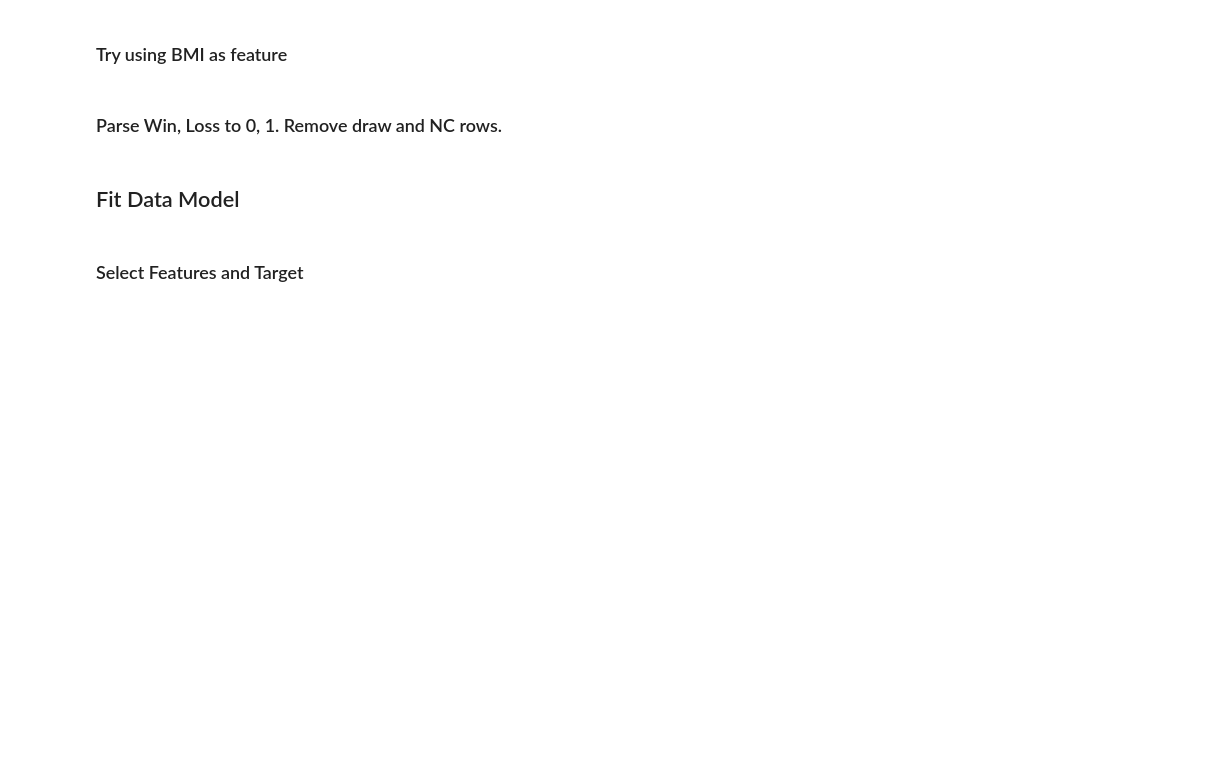
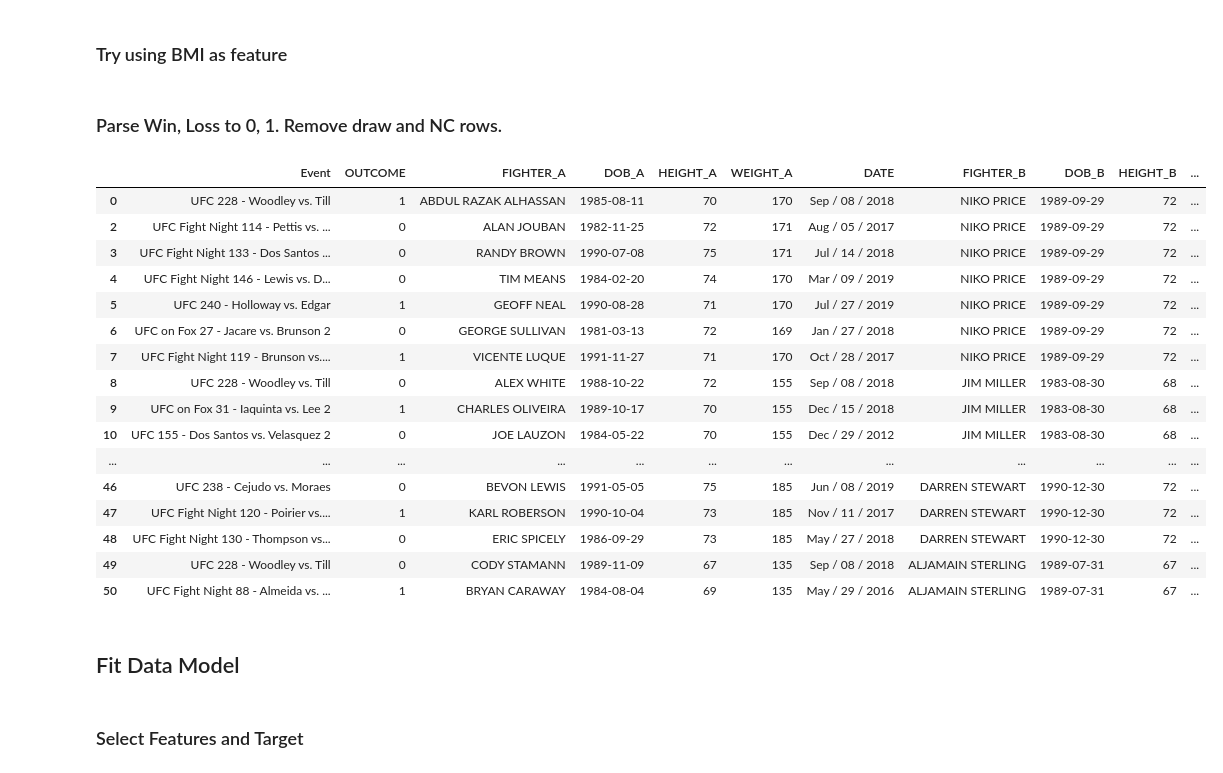
Before and after one commit to PaulGLujan/libra, a Jupyter notebook: notebooks/simple-height-weight-win-predictor.ipynb, the cells around one changed output. Saved outputs shown, nothing was run; the diff lists cells and outputs as text; code cells hidden in the pictures; blank space fills up the shorter version.

```diff
--- a/notebooks/simple-height-weight-win-predictor.ipynb
+++ b/notebooks/simple-height-weight-win-predictor.ipynb
@@ -49,11 +73,14 @@ for items in heights_col.iteritems():
 # %% [markdown]
 ### Convert Pounds to Int
 # %%
-weights_col = fights_fighters_events['WEIGHT']
+def convert_pounds_to_int(column_list):
+    for column_name in column_list:
+        column = df[column_name]
+        for items in column.iteritems():
+            parseWeight = 0
+            if isinstance(items[1], str):
+                parseWeight = int(re.sub("[^0-9]", "", items[1]))
+            df.at[items[0], column.name] = parseWeight
 
-for items in weights_col.iteritems():
-    parseWeight = 0
-    if isinstance(items[1], str):
-        parseWeight = int(re.sub("[^0-9]", "", items[1]))
-    fights_fighters_events.at[items[0], "WEIGHT"] = parseWeight
+convert_pounds_to_int(['WEIGHT_A', 'WEIGHT_B'])
 # %%
@@ -90,0 +94,3 @@ fights_fighters_events.describe()
+# %%
+df = df.dropna(subset=["DOB_A"])
+df = df.dropna(subset=["DOB_B"])
@@ -114,10 +130,10 @@ for index_label, row_series in fights_fighters_events.iterrows():
 ### Parse Win, Loss to 0, 1. Remove draw and NC rows.
 # %%
 # Remove "Draw" Rows
-fights_fighters_events = fights_fighters_events.drop(fights_fighters_events[fights_fighters_events["Win/Loss/Draw"] == "DRAW"].index)
-fights_fighters_events = fights_fighters_events.drop(fights_fighters_events[fights_fighters_events["Win/Loss/Draw"] == "NC"].index)
+df = df.drop(df[df["OUTCOME"] == "DRAW"].index)
+df = df.drop(df[df["OUTCOME"] == "NC"].index)
 # %%
-outcome_col = fights_fighters_events['Win/Loss/Draw']
+outcome_col = df['OUTCOME']
 
 for items in outcome_col.iteritems():
     outcome = items[1]
@@ -126,6 +142,24 @@ for items in outcome_col.iteritems():
         out = 1
     elif outcome == "LOSS":
         out = 0
-    fights_fighters_events.at[items[0], "Win/Loss/Draw"] = out
+    df.at[items[0], "OUTCOME"] = out
 # %%
-# fights_fighters_events.head(50)
+df.head(50)
+# %% [output]
+|  | Event | OUTCOME | FIGHTER_A | DOB_A | HEIGHT_A | WEIGHT_A | DATE | FIGHTER_B | DOB_B | HEIGHT_B | ... |
+| 0 | UFC 228 - Woodley vs. Till | 1 | ABDUL RAZAK ALHASSAN | 1985-08-11 | 70 | 170 | Sep / 08 / 2018 | NIKO PRICE | 1989-09-29 | 72 | ... |
+| 2 | UFC Fight Night 114 - Pettis vs. ... | 0 | ALAN JOUBAN | 1982-11-25 | 72 | 171 | Aug / 05 / 2017 | NIKO PRICE | 1989-09-29 | 72 | ... |
+| 3 | UFC Fight Night 133 - Dos Santos ... | 0 | RANDY BROWN | 1990-07-08 | 75 | 171 | Jul / 14 / 2018 | NIKO PRICE | 1989-09-29 | 72 | ... |
+| 4 | UFC Fight Night 146 - Lewis vs. D... | 0 | TIM MEANS | 1984-02-20 | 74 | 170 | Mar / 09 / 2019 | NIKO PRICE | 1989-09-29 | 72 | ... |
+| 5 | UFC 240 - Holloway vs. Edgar | 1 | GEOFF NEAL | 1990-08-28 | 71 | 170 | Jul / 27 / 2019 | NIKO PRICE | 1989-09-29 | 72 | ... |
+| 6 | UFC on Fox 27 - Jacare vs. Brunson 2 | 0 | GEORGE SULLIVAN | 1981-03-13 | 72 | 169 | Jan / 27 / 2018 | NIKO PRICE | 1989-09-29 | 72 | ... |
+| 7 | UFC Fight Night 119 - Brunson vs.... | 1 | VICENTE LUQUE | 1991-11-27 | 71 | 170 | Oct / 28 / 2017 | NIKO PRICE | 1989-09-29 | 72 | ... |
+| 8 | UFC 228 - Woodley vs. Till | 0 | ALEX WHITE | 1988-10-22 | 72 | 155 | Sep / 08 / 2018 | JIM MILLER | 1983-08-30 | 68 | ... |
+| 9 | UFC on Fox 31 - Iaquinta vs. Lee 2 | 1 | CHARLES OLIVEIRA | 1989-10-17 | 70 | 155 | Dec / 15 / 2018 | JIM MILLER | 1983-08-30 | 68 | ... |
+| 10 | UFC 155 - Dos Santos vs. Velasquez 2 | 0 | JOE LAUZON | 1984-05-22 | 70 | 155 | Dec / 29 / 2012 | JIM MILLER | 1983-08-30 | 68 | ... |
+| ... | ... | ... | ... | ... | ... | ... | ... | ... | ... | ... | ... |
+| 46 | UFC 238 - Cejudo vs. Moraes | 0 | BEVON LEWIS | 1991-05-05 | 75 | 185 | Jun / 08 / 2019 | DARREN STEWART | 1990-12-30 | 72 | ... |
+| 47 | UFC Fight Night 120 - Poirier vs.... | 1 | KARL ROBERSON | 1990-10-04 | 73 | 185 | Nov / 11 / 2017 | DARREN STEWART | 1990-12-30 | 72 | ... |
+| 48 | UFC Fight Night 130 - Thompson vs... | 0 | ERIC SPICELY | 1986-09-29 | 73 | 185 | May / 27 / 2018 | DARREN STEWART | 1990-12-30 | 72 | ... |
+| 49 | UFC 228 - Woodley vs. Till | 0 | CODY STAMANN | 1989-11-09 | 67 | 135 | Sep / 08 / 2018 | ALJAMAIN STERLING | 1989-07-31 | 67 | ... |
+| 50 | UFC Fight Night 88 - Almeida vs. ... | 1 | BRYAN CARAWAY | 1984-08-04 | 69 | 135 | May / 29 / 2016 | ALJAMAIN STERLING | 1989-07-31 | 67 | ... |
```
Also changed, not shown: parts of 19 cells of this notebook.
